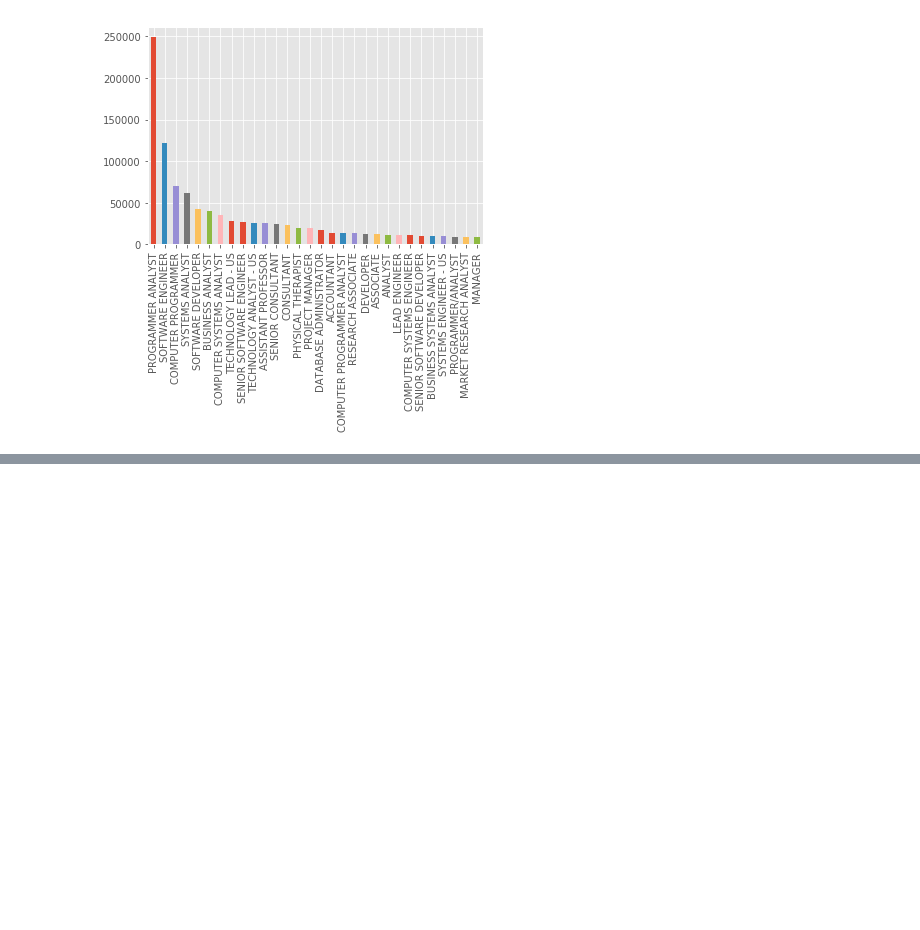
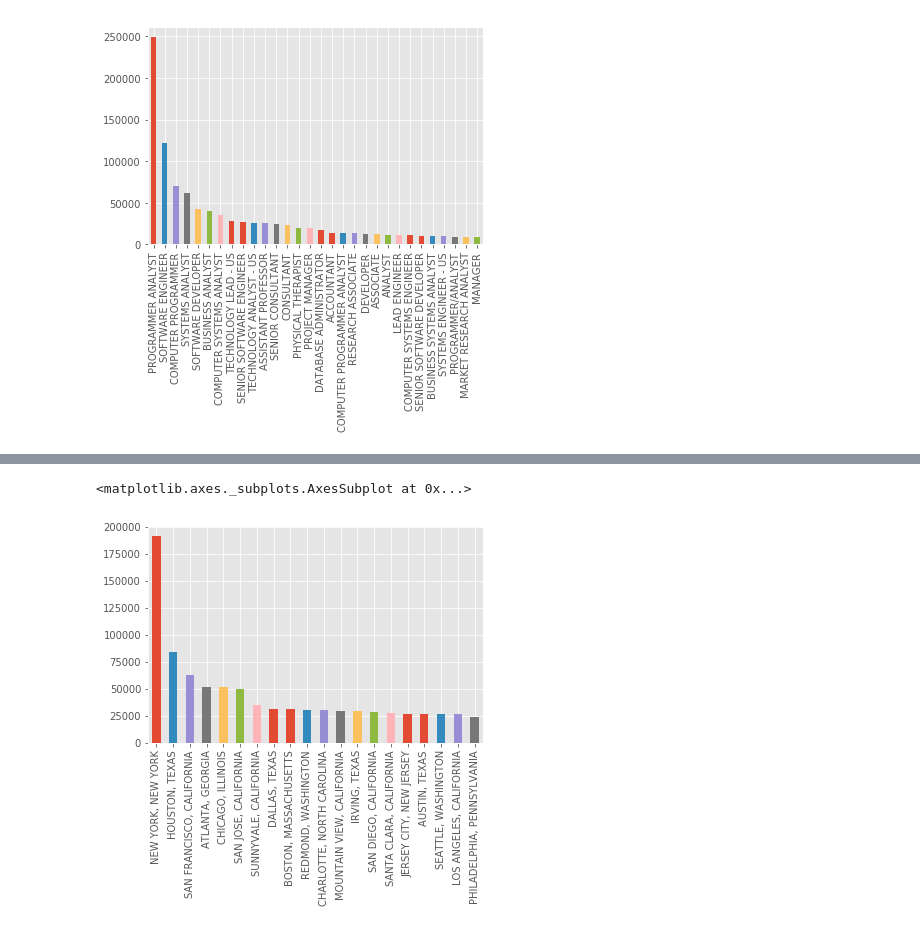
Before and after one commit to rahul-72/Data-Science-code, a Jupyter notebook: data_science/pandas/H1B_Project.ipynb, the cells around one changed output, grey strips where cells are left out. Cells and saved outputs as stored; diff of their text form; code cells hidden in the pictures; blank space fills up the shorter version.

```diff
--- a/data_science/pandas/H1B_Project.ipynb
+++ b/data_science/pandas/H1B_Project.ipynb
@@ -112,0 +183,5 @@ plt.show()
+# %%
+df['state'].value_counts()[:20].plot(kind='bar')
+# %% [output]
+<matplotlib.axes._subplots.AxesSubplot at 0x...>
+[figure, added]
```
Also changed, not shown: parts of 38 cells of this notebook, 1 other file.
